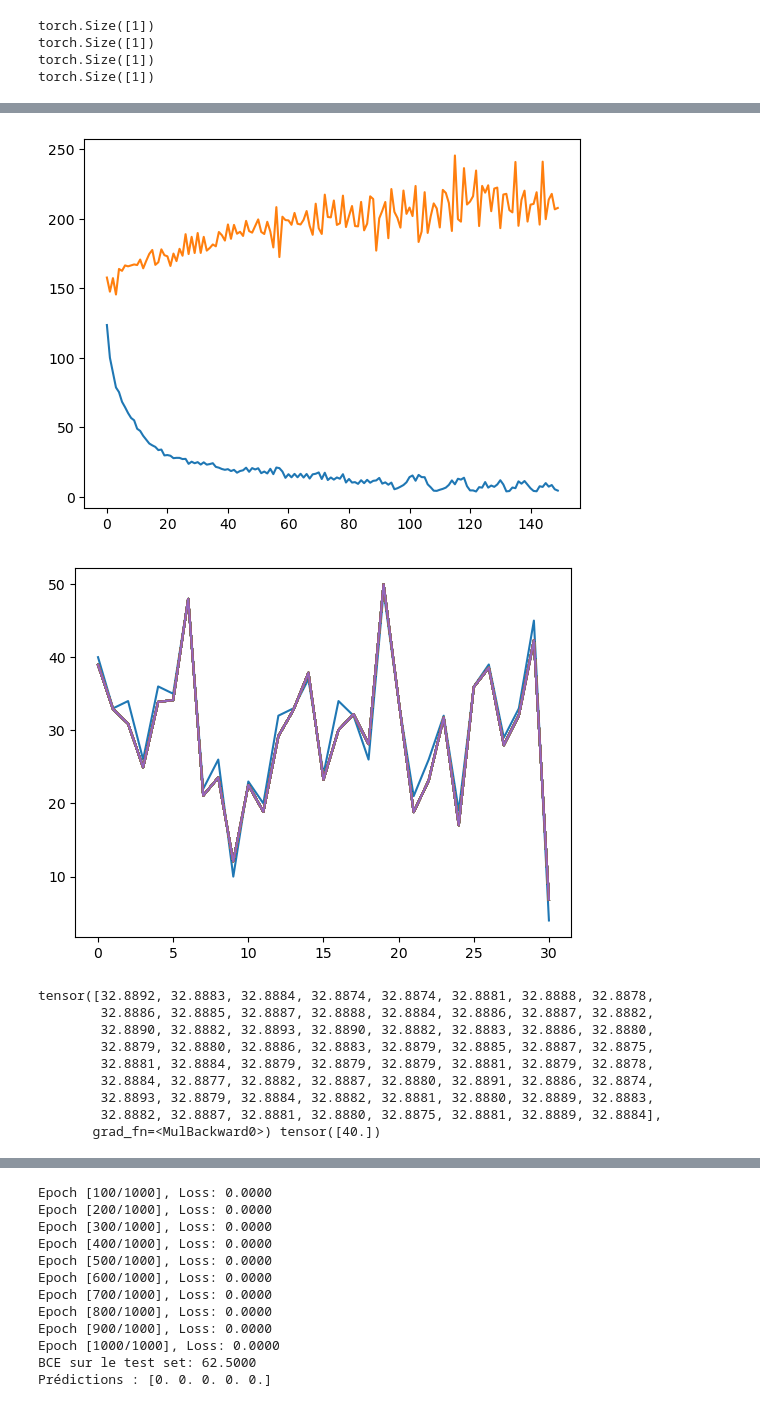
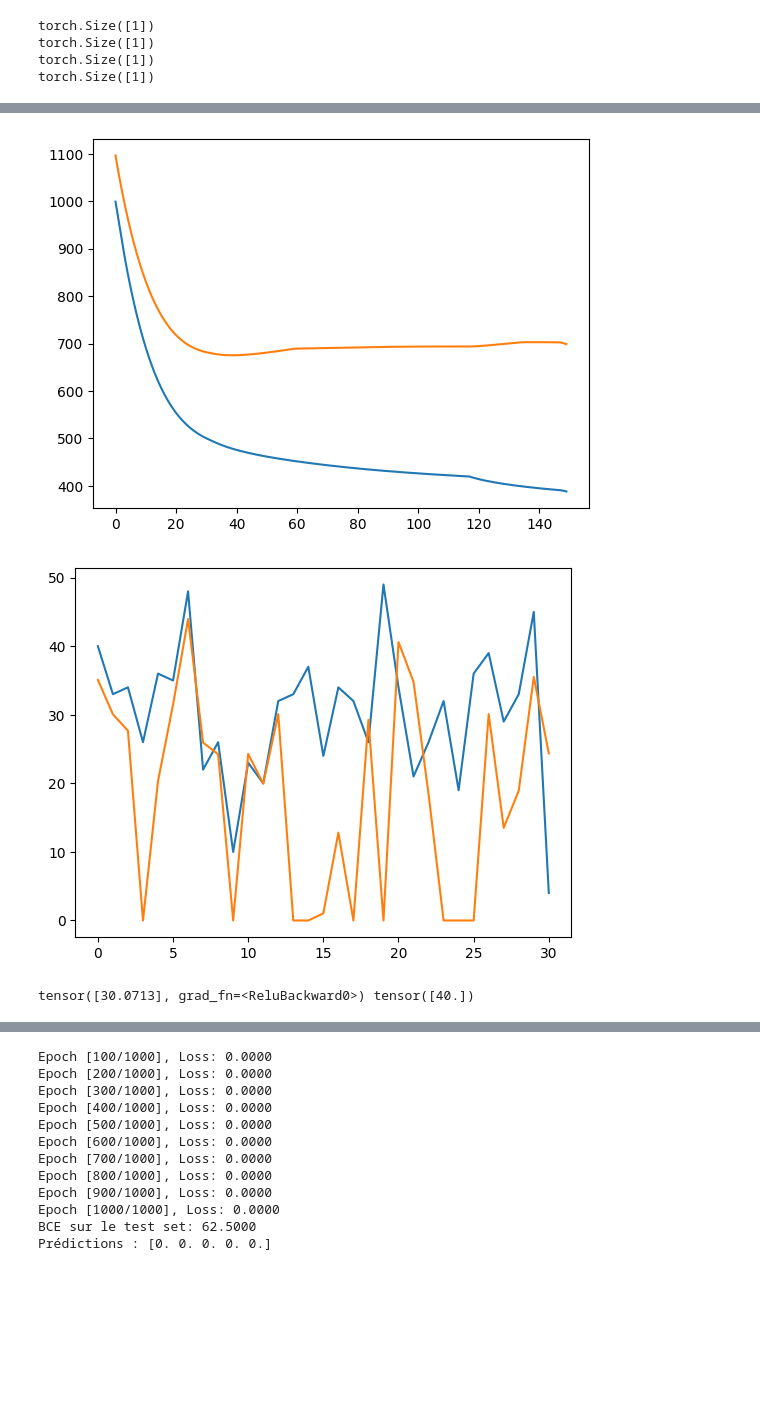
Before and after one commit to TomFiz/neuroforest, a Jupyter notebook: neuroforest-master/notebooks/extract_explicit_features.ipynb, the cells around one changed output, grey strips where cells are left out. Saved outputs shown, nothing was run; the diff lists cells and outputs as text; code cells hidden in the pictures; blank space fills up the shorter version.

```diff
--- a/neuroforest-master/notebooks/extract_explicit_features.ipynb
+++ b/neuroforest-master/notebooks/extract_explicit_features.ipynb
@@ -188,4 +291,18 @@ def feature_reduction(features, points_per_second, original_points_per_second=25
 # %%
-trajectories, labels = features_extraction(dataloader, "uniform")
+names, trajectories, labels = features_extraction(dataloader, "uniform")
 # %%
 features = features_computing(trajectories)
+# %%
+feature_name = "angular speeds"
+autocorrelations = compute_autocorrelation(features, feature_name)
+
+plt.figure(figsize=(10, 5))
+for i, autocorr in enumerate(autocorrelations):
+    plt.plot(autocorr, label=f"Trajectory {i+1}")
+    break
+plt.title(f"Autocorrelation of {feature_name}")
+plt.xlabel("Time lag")
+plt.ylabel("Autocorrelation")
+plt.legend()
+plt.grid()
+plt.show()
@@ -191,0 +311,13 @@ features = features_computing(trajectories)
+# %%
+names_uniform, trajectories_uniform, labels = features_extraction(dataloader, "uniform")
+names_patchy, trajectories_patchy, _ = features_extraction(dataloader, "patchy")
+names_first, trajectories_first, _ = features_extraction(dataloader, "first")
+
+mushrooms_first = mushroom_count(dataloader, "first")
+mushrooms_uniform = mushroom_count(dataloader, "uniform")
+mushrooms_patchy = mushroom_count(dataloader, "patchy")
+
+
+features_uniform = features_computing(trajectories_uniform)
+features_patchy = features_computing(trajectories_patchy)
+features_first = features_computing(trajectories_first)
@@ -240,20 +975,13 @@ binary_criterion = nn.BCELoss()
 optimizer = optim.SGD(binary_model.parameters(), lr=0.001)
 # %%
 class LinearRegressionModel(nn.Module):
-    def __init__(self, dim_1, dim_2):
+    def __init__(self, dim_1):
         super(LinearRegressionModel, self).__init__()
-        self.linear1 = nn.Linear(dim_1, dim_2)
-        self.act1 = nn.Sigmoid()
-        self.linear2 = nn.Linear(dim_2, 64)
-        self.linear3 = nn.Linear(64, 1)
+        self.linear1 = nn.Linear(dim_1, 1)
         self.relu = nn.ReLU()
     def forward(self, x):
         x = self.linear1(x)
         x = self.relu(x)
-        x = self.linear2(x)
-        #x = self.relu(x)
-        #x = self.linear3(x)
-        x = 50*self.act1(x)
         return x
     def reset_weights(self):
         torch.nn.init.xavier_uniform_(self.linear1.weight)
@@ -285,7 +1013,7 @@ X_train_tensor = torch.tensor(X_train_tensor, dtype=torch.float32)
 chemin_vers_sauvegarde_model_linear ='./linear_model.pth'
 device = 'cpu'
 train_linear = True
-linear_model = LinearRegressionModel(dim_1=12, dim_2=6)
+linear_model = LinearRegressionModel(dim_1=12)
 n_epochs=150
 loss = torch.nn.MSELoss()
 optimizer = torch.optim.Adam(linear_model.parameters(), lr = 0.01)
@@ -353,11 +1081,3 @@ Final validation loss:  207.764568567276
-[figure, old version]
+[figure, new version]
-[figure, old version]
+[figure, new version]
-tensor([32.8892, 32.8883, 32.8884, 32.8874, 32.8874, 32.8881, 32.8888, 32.8878,
-        32.8886, 32.8885, 32.8887, 32.8888, 32.8884, 32.8886, 32.8887, 32.8882,
-        32.8890, 32.8882, 32.8893, 32.8890, 32.8882, 32.8883, 32.8886, 32.8880,
-        32.8879, 32.8880, 32.8886, 32.8883, 32.8879, 32.8885, 32.8887, 32.8875,
-        32.8881, 32.8884, 32.8879, 32.8879, 32.8879, 32.8881, 32.8879, 32.8878,
-        32.8884, 32.8877, 32.8882, 32.8887, 32.8880, 32.8891, 32.8886, 32.8874,
-        32.8893, 32.8879, 32.8884, 32.8882, 32.8881, 32.8880, 32.8889, 32.8883,
-        32.8882, 32.8887, 32.8881, 32.8880, 32.8875, 32.8881, 32.8889, 32.8884],
-       grad_fn=<MulBackward0>) tensor([40.])
+tensor([30.0713], grad_fn=<ReluBackward0>) tensor([40.])
```
Also changed, not shown: parts of 35 cells of this notebook.
